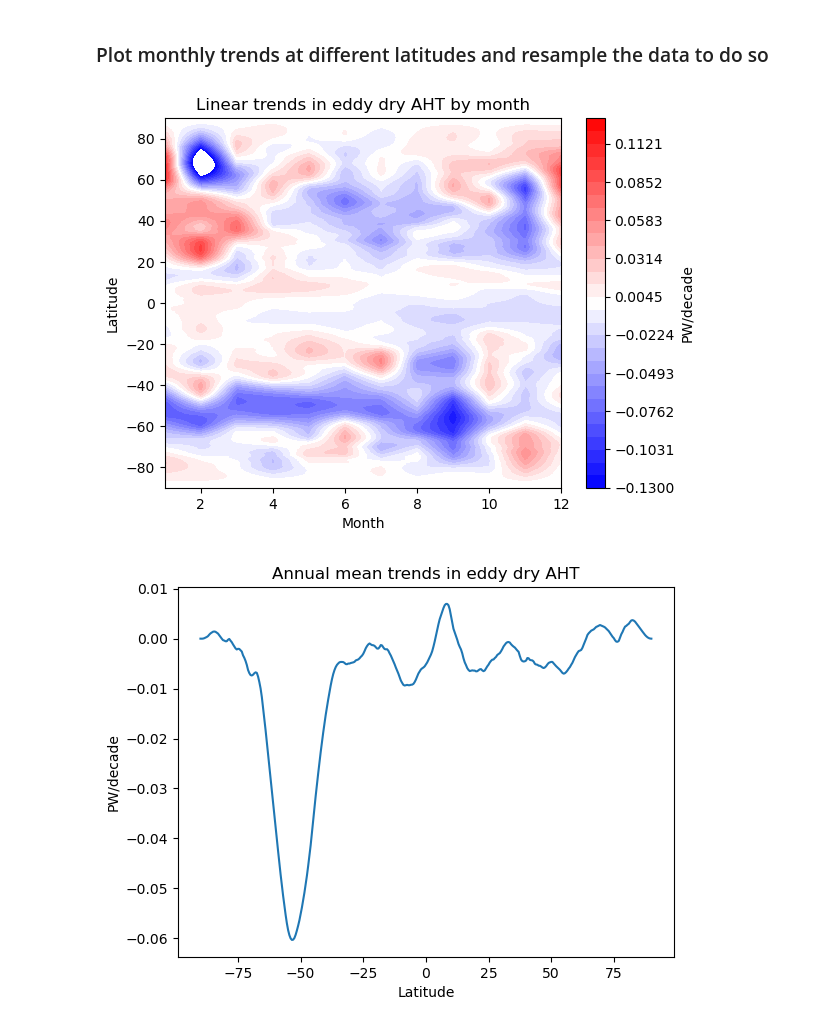
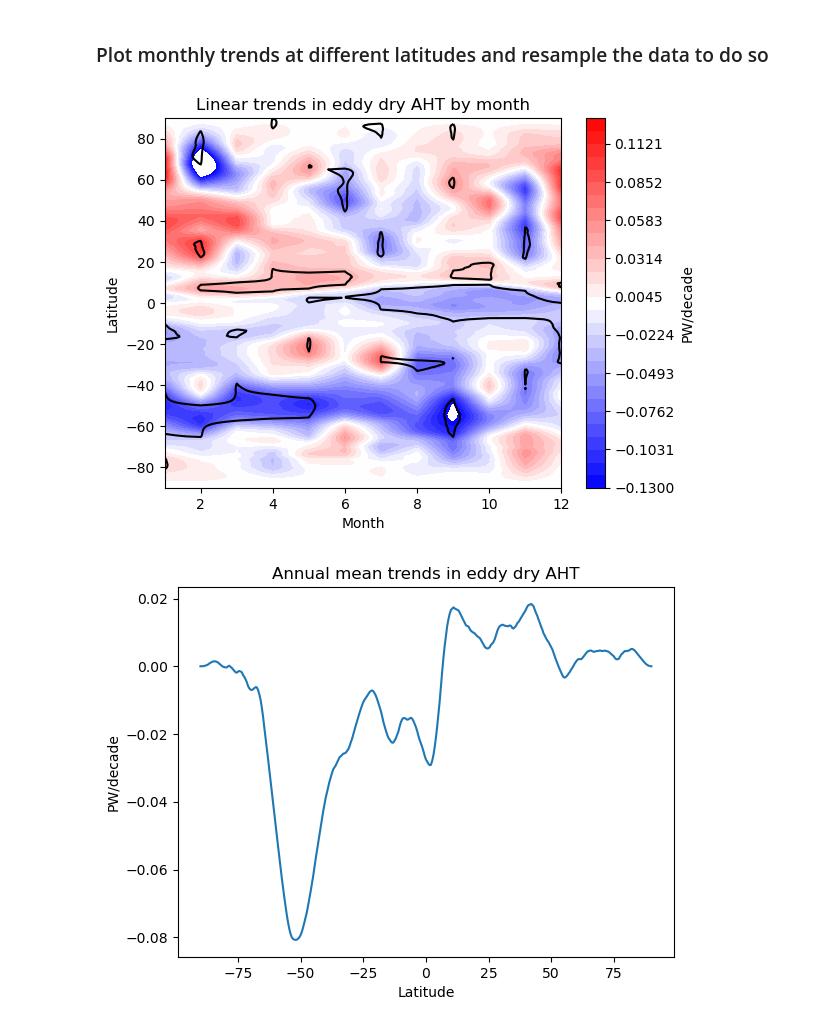
Before and after one commit to tylersc/ERA5_aht, a Jupyter notebook: AHT_work_w_Lily.ipynb, the cells around one changed output. Saved outputs shown, nothing was run; the diff lists cells and outputs as text; code cells hidden in the pictures.

```diff
--- a/AHT_work_w_Lily.ipynb
+++ b/AHT_work_w_Lily.ipynb
@@ -163,44 +163,53 @@ aht_ds_monthly = xr.open_dataset('aht_time_series/era5_monthly_aht_time_series.n
 # %%
 
 slopes = np.zeros((361, 12))
+r_sqds = np.zeros((361, 12))
+p_values = np.zeros((361, 12))
 
 for i in range(361):
     lat_idx = i
     which_lat = lats[i]
 
-    monthly_aves = aht_ds_monthly.eddy_aht_dry.sel(latitude = which_lat)
+    monthly_aves = aht_ds_monthly.eddy_aht.sel(latitude = which_lat)
 
     for month in range(12):
         one_month_data = monthly_aves[month::12]
-        m, b = np.polyfit(range(40), one_month_data * geometry[lat_idx], 1)
-        slopes[i,month] = m
+        #m, b = np.polyfit(range(40), one_month_data * geometry[lat_idx], 1)
+        slope, intercept, r_value, p_value, std_err = sc.linregress(range(40), one_month_data)
+        slopes[i,month] = slope
+        r_sqds[i,month] = r_value ** 2
+        p_values[i,month] = p_value
 
 #plt.contourf(range(1, 13), lats, 10 * slopes/1e15, levels=np.linspace(-.4, .4, 30), cmap='bwr')
-plt.contourf(range(1, 13), lats, 10 * slopes/1e15, levels=np.linspace(-.13, .13, 30), cmap='bwr')
+contf = plt.contourf(range(1, 13), lats, 10 * slopes/1e15, levels=np.linspace(-.13, .13, 30), cmap='bwr')
+#plt.contour(range(1, 13), lats, r_sqds, levels=[0, .1, .2, .3, .4, .5], colors='k')
+plt.contour(range(1, 13), lats, p_values, levels=[0.05], colors='k')
 
-plt.colorbar(label='PW/decade')
+
+plt.colorbar(contf, label='PW/decade')
 
 #plt.ylim([40, 90])
 
 plt.xlabel('Month')
 plt.ylabel('Latitude')
 
 plt.title('Linear trends in eddy dry AHT by month')
 
 #plt.savefig('figures/lily_aht_plots/linear_eddy_aht_dry_trends_by_month')#_40_90N')
 plt.show()
 
 plt.plot(lats, 10*np.nanmean(slopes, axis=1)/1e15)
 #plt.ylim([-.01, .01])
+#plt.xlim([60, 90])
 plt.xlabel('Latitude')
 
 plt.ylabel('PW/decade')
 
 plt.title('Annual mean trends in eddy dry AHT')
 #plt.savefig('figures/lily_aht_plots/linear_eddy_aht_dry_trends_annual_mean')
 
 plt.show()
 # %% [output]
-[figure, old version]
+[figure, new version]
-[figure, old version]
+[figure, new version]
 # %%
```
Also changed, not shown: parts of 10 cells of this notebook.
